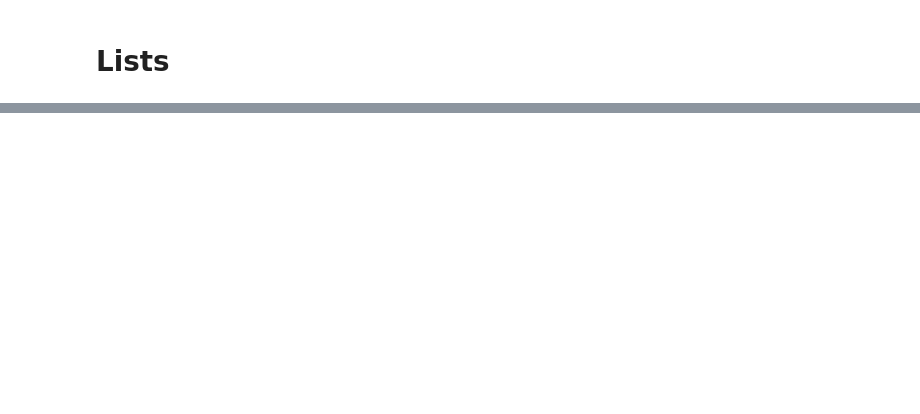
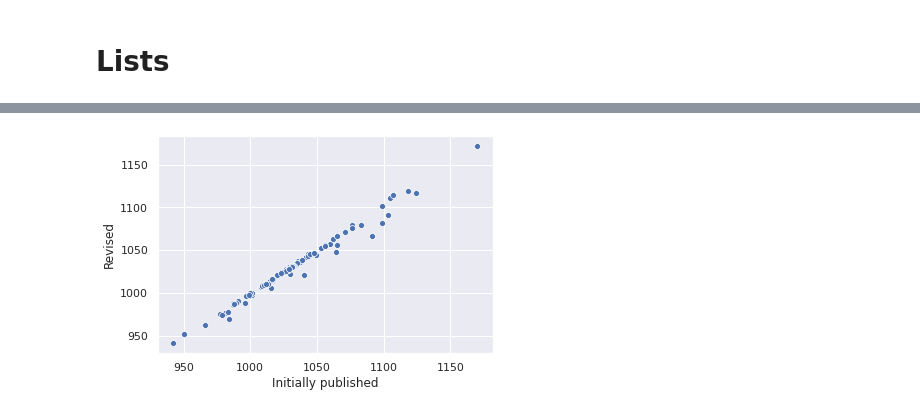
Before and after one commit to Sairam-04/Python, a Jupyter notebook: Python.ipynb, the cells around one changed output, grey strips where cells are left out. Saved outputs shown, nothing was run; the diff lists cells and outputs as text; code cells hidden in the pictures; blank space fills up the shorter version.

```diff
--- a/Python.ipynb
+++ b/Python.ipynb
@@ -1560,0 +825,3 @@ print(sum)
+# %%
+data=pd.read_csv('data.csv')
+data.head()
@@ -1560,0 +835,4 @@ print(sum)
+# %%
+ax=sns.scatterplot(x='Initially published',y='Revised',data=data)
+# %% [output]
+[figure, added]
```
Also changed, not shown: parts of 489 cells of this notebook.
